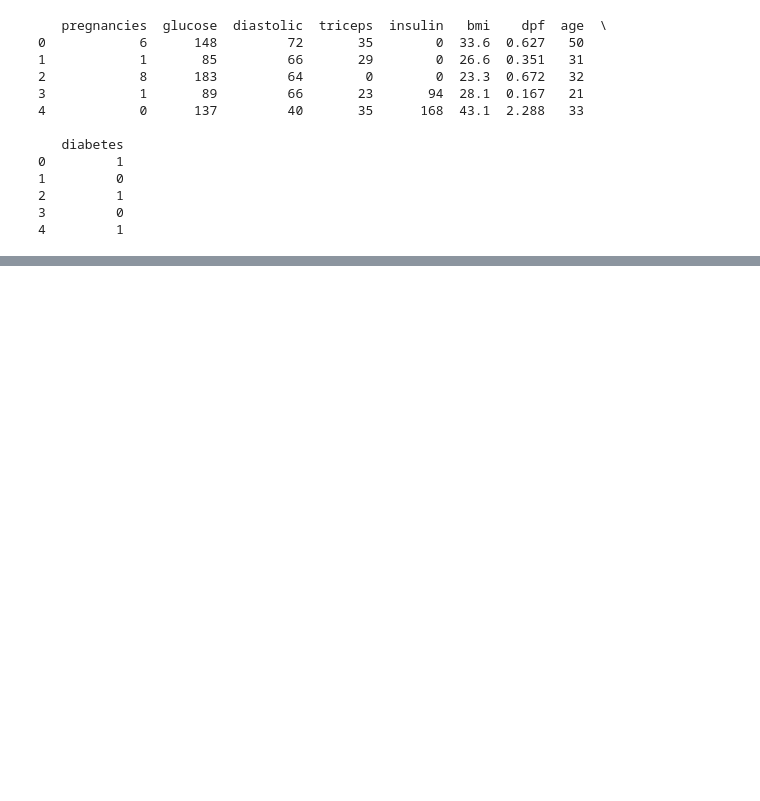
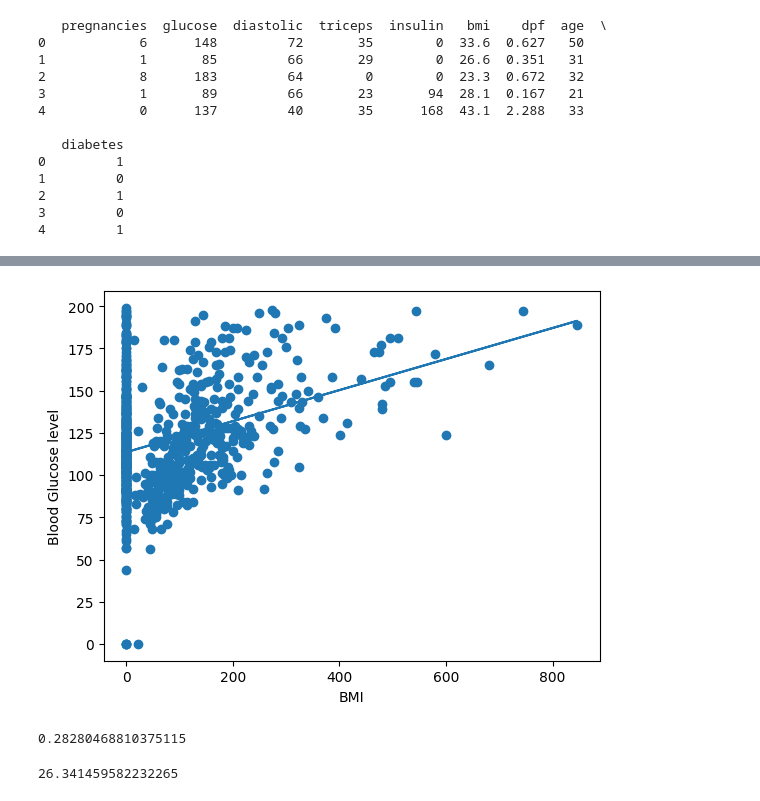
Before and after one commit to thelastmedici/ML_notebook, a Jupyter notebook: REGREESION_SKLEARN/glucose_level/main.ipynb, the cells around one changed output, grey strips where cells are left out. Drawn from its saved outputs; the diff is of its cells as text; code cells hidden in the pictures; blank space fills up the shorter version.

```diff
--- a/REGREESION_SKLEARN/glucose_level/main.ipynb
+++ b/REGREESION_SKLEARN/glucose_level/main.ipynb
@@ -25,0 +47,12 @@ y = blood_sugar_df.glucose.values
+# %%
+#fitting in a straight line
+reg = LinearRegression()
+reg.fit(X_bmi, y)
+prediction = reg.predict(X_bmi)
+plt.scatter(X_bmi, y)
+plt.plot(X_bmi, prediction)
+plt.ylabel("Blood Glucose level")
+plt.xlabel("BMI")
+plt.show()
+# %% [output]
+[figure, added]
@@ -25,0 +66,10 @@ y = blood_sugar_df.glucose.values
+# %%
+#to complete the R-squared featre use score method on the test_set
+R_squared = reg_all.score(X_test, y_test)
+# %% [output]
+0.28280468810375115
+# %%
+#evaluate performance of the model using root mean square error we use y_test and y_pred
+RMSE = root_mean_squared_error(y_test, y_pred)
+# %% [output]
+26.341459582232265
```
Also changed, not shown: parts of 4 cells of this notebook.
